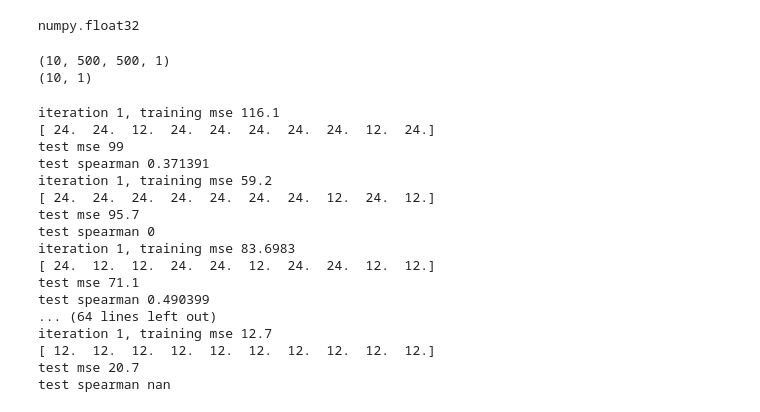
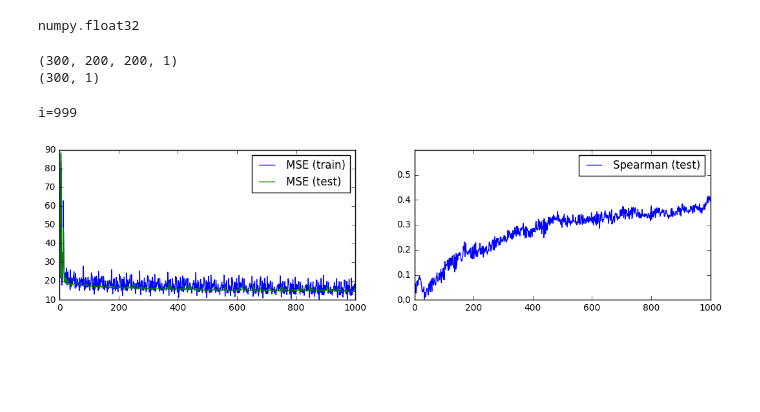
Before and after one commit to ctiennot/regained_challenge, a Jupyter notebook: 3_CNN_global_views.ipynb, the cells around one changed output. Cells and saved outputs as stored; diff of their text form; code cells hidden in the pictures; blank space fills up the shorter version.

```diff
--- a/3_CNN_global_views.ipynb
+++ b/3_CNN_global_views.ipynb
@@ -88,17 +90,17 @@ test_gen = test_batch(10)
 # %%
 X_test, y_test = next(test_gen)
-X_test = X_test.reshape((-1, 500, 500, 1))
+X_test = X_test.reshape((-1, 200, 200, 1))
 print X_test.shape
 print y_test.shape
 # %% [output]
-(10, 500, 500, 1)
-(10, 1)
+(300, 200, 200, 1)
+(300, 1)
 # %%
-def epoch(n_ep, lr=1e-4):
+def epoch(lr=1e-4):
     X_train, y_train = next(train_gen)
-    X_train = X_train.reshape((-1, 500, 500, 1))
-    X_test, y_test = next(test_gen)
-    X_test = X_test.reshape((-1, 500, 500, 1))
+    X_train = X_train.reshape((-1, 200, 200, 1))
+    # X_test, y_test = next(test_gen)
+    # X_test = X_test.reshape((-1, 200, 200, 1))
     train_step.run(feed_dict={
         input_tf: X_train,
         y_tf: y_train,
@@ -106,32 +108,35 @@ def epoch(n_ep, lr=1e-4):
         learning_rate: lr
     })
     train_mse = sess.run(mse, feed_dict={input_tf:X_train, y_tf: y_train, fc1.keep_prob: 1.0})
-    print "iteration %d, training mse %g"%(n_ep, train_mse)
 
     # preds on test
     preds = final_output.eval(feed_dict={input_tf: X_test, fc1.keep_prob: 1.0})
-    print preds.flatten()
-    print "test mse %g"%np.mean((preds - y_test)**2)
+    #print preds.flatten()[0:10]
+    test_mse = np.mean((preds - y_test)**2)
     current_spearman = score_function(y_pred=np.round(preds), y_true=y_test)
-    print "test spearman %g"%current_spearman
+
+    return {"train_mse":train_mse, "test_mse":test_mse, "test_spearman":current_spearman, 'lr': lr}
-# %%
-for i in range(20):
-    epoch(1, lr=10**-2)
-# %% [output]
-iteration 1, training mse 116.1
-[ 24.  24.  12.  24.  24.  24.  24.  24.  12.  24.]
-test mse 99
-test spearman 0.371391
-iteration 1, training mse 59.2
-[ 24.  24.  24.  24.  24.  24.  24.  12.  24.  12.]
-test mse 95.7
-test spearman 0
-iteration 1, training mse 83.6983
-[ 24.  12.  12.  24.  24.  12.  24.  24.  12.  12.]
-test mse 71.1
-test spearman 0.490399
-... (64 lines left out)
-iteration 1, training mse 12.7
-[ 12.  12.  12.  12.  12.  12.  12.  12.  12.  12.]
-test mse 20.7
-test spearman nan
+# %%
+learning_history = {'iterations':[], 'train_mse':[], 'test_mse':[], 'test_spearman':[], 'lr':[]}
+
+def update_history(learning_history, epoch):
+    learning_history['iterations'].append(len(learning_history['iterations']))
+    for name in ['train_mse', 'test_mse', 'test_spearman', 'lr']:
+        learning_history[name].append(epoch[name])
+# %%
+for i in range(1000):
+    update_history(learning_history, epoch(lr=10**-4))
+    if (i+1) % 5 == 0:
+        clear_output()
+        print "i=%i"%i
+        f, axarr = plt.subplots(1, 2, figsize=(13, 3))
+        axarr[0].plot(learning_history['iterations'][:-1000:-1][::-1], learning_history['train_mse'][:-1000:-1][::-1], label="MSE (train)")
+        axarr[0].plot(learning_history['iterations'][:-1000:-1][::-1], learning_history['test_mse'][:-1000:-1][::-1], label="MSE (test)")
+        axarr[1].plot(learning_history['iterations'], learning_history['test_spearman'], label="Spearman (test)")
+        axarr[0].legend()
+        axarr[1].legend()
+        axarr[1].set_ylim((0,0.6))
+        plt.show()
+# %% [output]
+i=999
+[figure, added]
```
Also changed, not shown: parts of 11 cells of this notebook, 3 other files.
